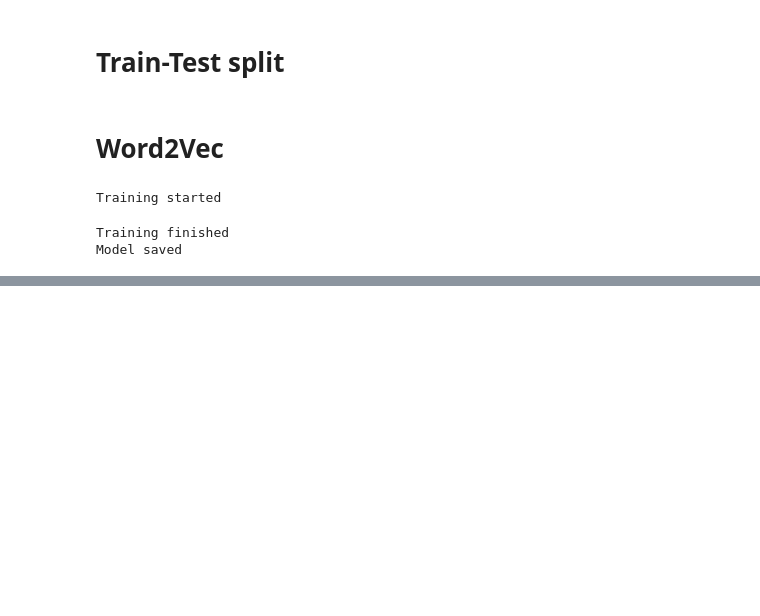
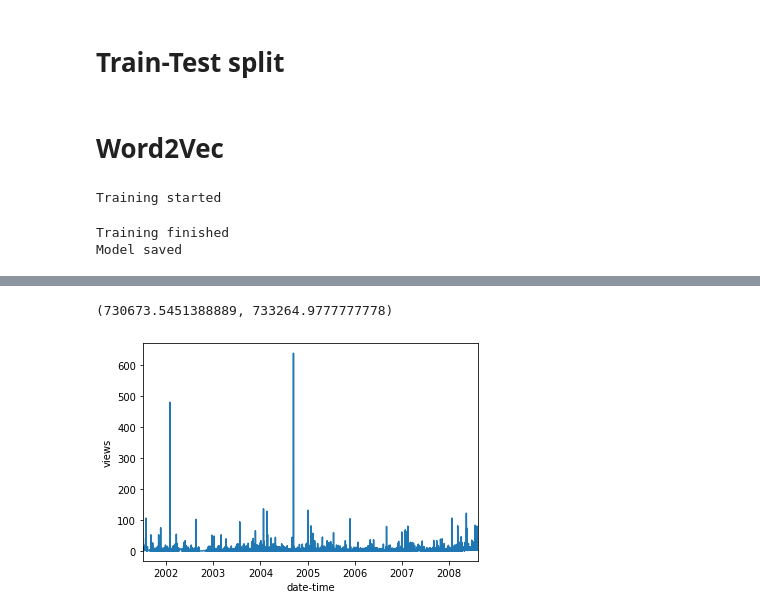
Before and after one commit to ravil-gasanov/civilnews-article-headlines, a Jupyter notebook: notebooks/playground.ipynb, the cells around one changed output, grey strips where cells are left out. Drawn from its saved outputs; the diff is of its cells as text; code cells hidden in the pictures; blank space fills up the shorter version.

```diff
--- a/notebooks/playground.ipynb
+++ b/notebooks/playground.ipynb
@@ -94,0 +136,11 @@ scatter_text()
+# %%
+train = train.loc[1:, :].reset_index(drop = True)
+
+views_over_time = train[['date-time', 'views']].groupby(by = 'date-time').sum()
+# %%
+ax = sns.lineplot(views_over_time.index, views_over_time['views'])
+
+ax.set_xlim(train['date-time'].min(), train['date-time'].max())
+# %% [output]
+(730673.5451388889, 733264.9777777778)
+[figure, added]
```
Also changed, not shown: parts of 15 cells of this notebook, 2 other files.
